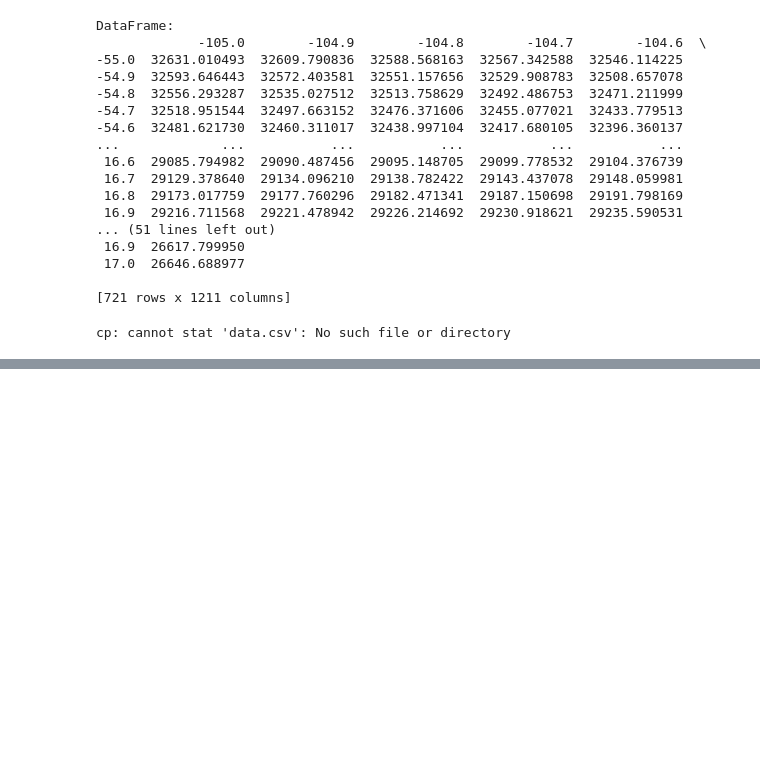
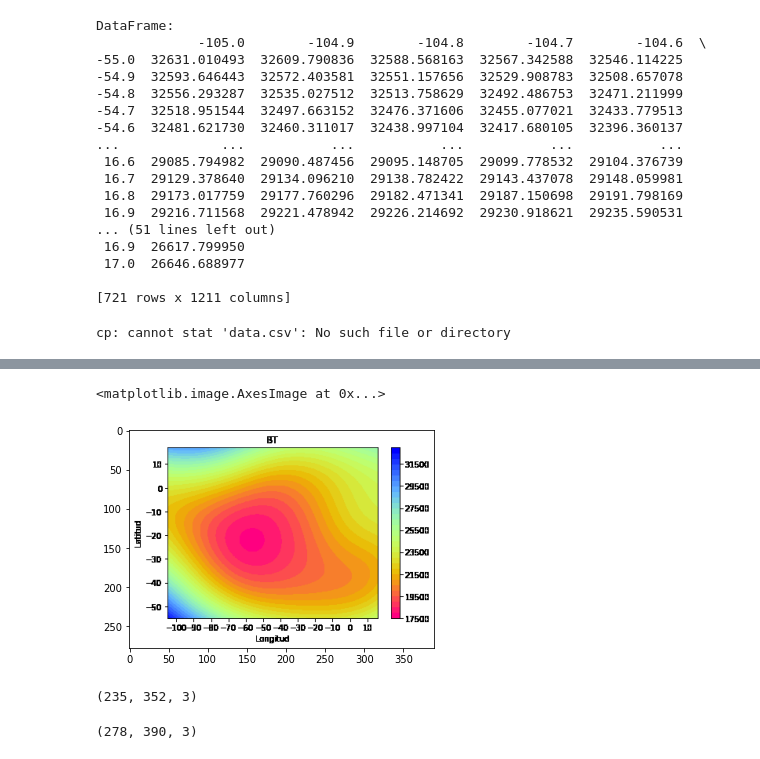
Before and after one commit to SalvadorRdR/IAC_2022, a Jupyter notebook: Modelo_IGRF_13_IAC2022_SR.ipynb, the cells around one changed output, grey strips where cells are left out. Drawn from its saved outputs; the diff is of its cells as text; code cells hidden in the pictures; blank space fills up the shorter version.

```diff
--- a/Modelo_IGRF_13_IAC2022_SR.ipynb
+++ b/Modelo_IGRF_13_IAC2022_SR.ipynb
@@ -109,0 +166,14 @@ df.to_excel(file_name)
+# %%
+image_2 = cv2.imread('mapa1.png')
+plt.imshow(image_2)
+# %% [output]
+<matplotlib.image.AxesImage at 0x...>
+[figure, added]
+# %%
+image_1.shape
+# %% [output]
+(235, 352, 3)
+# %%
+image_2.shape
+# %% [output]
+(278, 390, 3)
```
Also changed, not shown: parts of 5 cells of this notebook.
